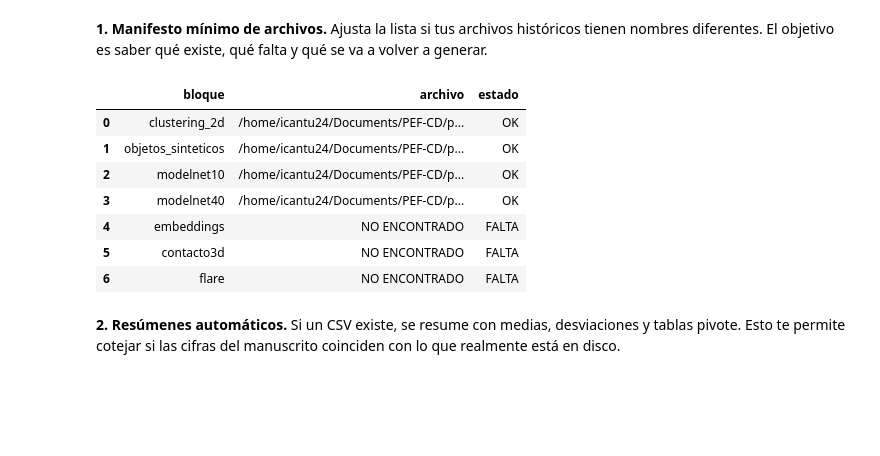
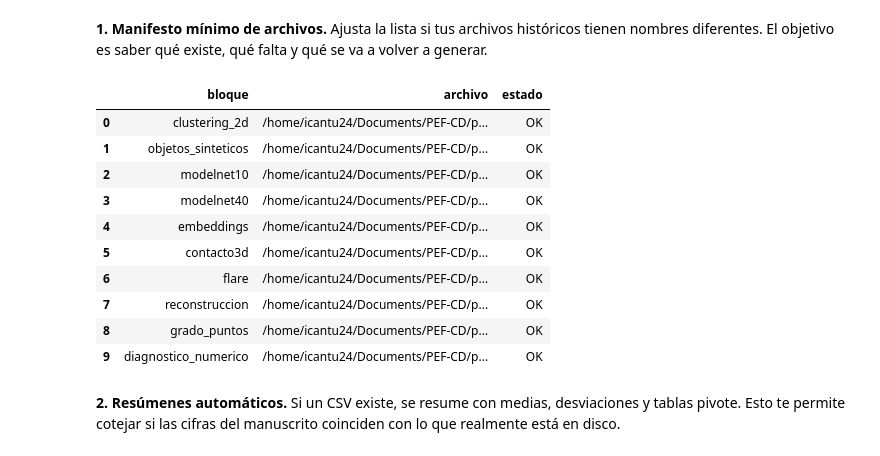
Before and after one commit to isaac-cantu/point-field, a Jupyter notebook: notebooks/06_verificacion_resultados.ipynb, the cells around one changed output. Cells and saved outputs as stored; diff of their text form; code cells hidden in the pictures; blank space fills up the shorter version.

```diff
--- a/notebooks/06_verificacion_resultados.ipynb
+++ b/notebooks/06_verificacion_resultados.ipynb
@@ -53,30 +53,77 @@ Commit: 88445aa61ca2a66afcc53a931cf0927232ef232f
 **1. Manifesto mínimo de archivos.** Ajusta la lista si tus archivos históricos tienen nombres diferentes. El objetivo es saber qué existe, qué falta y qué se va a volver a generar.
 # %%
 EXPECTED = {
-    'clustering_2d': [ROOT/'benchmarks/results/clustering_2d_eval.csv'],
-    'objetos_sinteticos': [ROOT/'benchmarks/results/objetos_3d.csv'],
-    'modelnet10': [ROOT/'benchmarks/results/modelnet10_test.csv'],
-    'modelnet40': [ROOT/'benchmarks/results/modelnet40_test.csv'],
-    'embeddings': [ROOT/'benchmarks/results/embedding_2d.csv', ROOT/'benchmarks/results/embeddings_2d.csv'],
-    'contacto3d': [ROOT/'benchmarks/results/contacto_3d.csv', ROOT/'benchmarks/results/contact_3d.csv'],
-    'flare': [ROOT/'benchmarks/results/flare_test.csv', ROOT/'benchmarks/results/flare.csv'],
+    "clustering_2d": [
+        ROOT / "benchmarks/results/clustering_2d_eval.csv"
+    ],
+    "objetos_sinteticos": [
+        ROOT / "benchmarks/results/objetos_3d.csv"
+    ],
+    "modelnet10": [
+        ROOT / "benchmarks/results/modelnet10_test.csv"
+    ],
+    "modelnet40": [
+        ROOT / "benchmarks/results/modelnet40_test.csv"
+    ],
+    "embeddings": [
+        ROOT / "benchmarks/results/embeddings_2d_eval.csv"
+    ],
+    "contacto3d": [
+        ROOT / "runs/20261119T210929036674Z/scenes_3d.csv"
+    ],
+    "flare": [
+        ROOT / "benchmarks/results/aplicacion_FLARE_nivel2.csv"
+    ],
+    "reconstruccion": [
+        ROOT / "runs/20261119T210929036674Z/reconstruction_per_object.csv"
+    ],
+    "grado_puntos": [
+        ROOT / "runs/tesis_figuras/09_metricas_soporte_annulus.csv"
+    ],
+    "diagnostico_numerico": [
+        ROOT / "runs/tesis_figuras/09_diagnostico_annulus.csv"
+    ]
 }
-rows=[]
-for key,candidates in EXPECTED.items():
-    found = next((p for p in candidates if p.exists()), None)
-    rows.append({'bloque': key, 'archivo': str(found) if found else 'NO ENCONTRADO', 'estado': 'OK' if found else 'FALTA'})
+
+rows = []
+loaded = {}
+
+for key, candidates in EXPECTED.items():
+
+    found = next(
+        (p for p in candidates if p.exists()),
+        None
+    )
+
+    rows.append({
+        "bloque": key,
+        "archivo": str(found) if found else "NO ENCONTRADO",
+        "estado": "OK" if found else "FALTA"
+    })
+
+    if found is not None:
+        loaded[key] = pd.read_csv(found)
+
 manifest = pd.DataFrame(rows)
+
 display(manifest)
-manifest.to_csv(OUT/'06_manifest_resultados.csv', index=False)
+
+manifest.to_csv(
+    OUT / "06_manifest_resultados.csv",
+    index=False
+)
 # %% [output]
 |  | bloque | archivo | estado |
 | 0 | clustering_2d | /home/icantu24/Documents/PEF-CD/p... | OK |
 | 1 | objetos_sinteticos | /home/icantu24/Documents/PEF-CD/p... | OK |
 | 2 | modelnet10 | /home/icantu24/Documents/PEF-CD/p... | OK |
 | 3 | modelnet40 | /home/icantu24/Documents/PEF-CD/p... | OK |
-| 4 | embeddings | NO ENCONTRADO | FALTA |
-| 5 | contacto3d | NO ENCONTRADO | FALTA |
-| 6 | flare | NO ENCONTRADO | FALTA |
+| 4 | embeddings | /home/icantu24/Documents/PEF-CD/p... | OK |
+| 5 | contacto3d | /home/icantu24/Documents/PEF-CD/p... | OK |
+| 6 | flare | /home/icantu24/Documents/PEF-CD/p... | OK |
+| 7 | reconstruccion | /home/icantu24/Documents/PEF-CD/p... | OK |
+| 8 | grado_puntos | /home/icantu24/Documents/PEF-CD/p... | OK |
+| 9 | diagnostico_numerico | /home/icantu24/Documents/PEF-CD/p... | OK |
 # %% [markdown]
 **2. Resúmenes automáticos.** Si un CSV existe, se resume con medias, desviaciones y tablas pivote. Esto te permite cotejar si las cifras del manuscrito coinciden con lo que realmente está en disco.
 # %%
```
Also changed, not shown: parts of 2 cells of this notebook, 39 other files.
